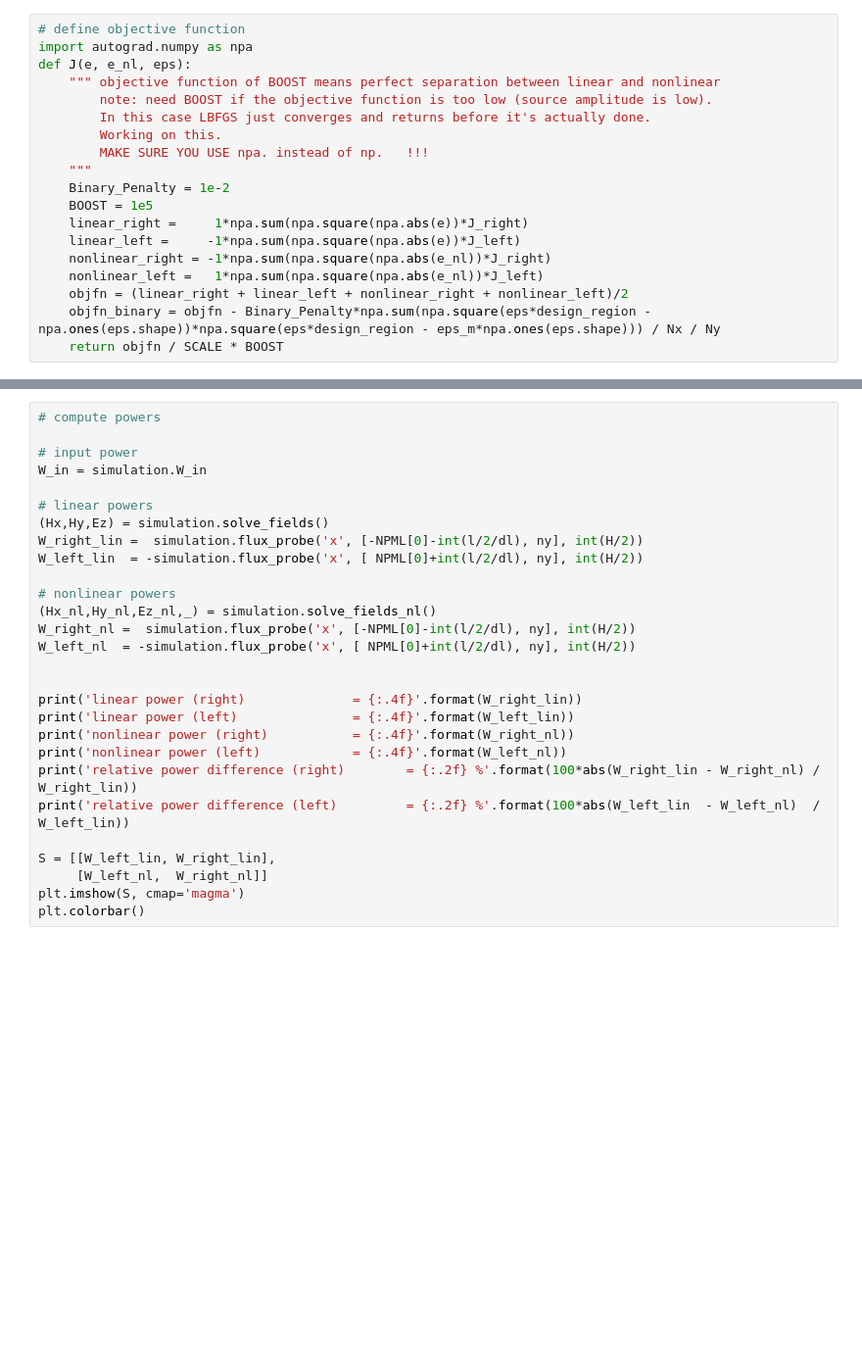
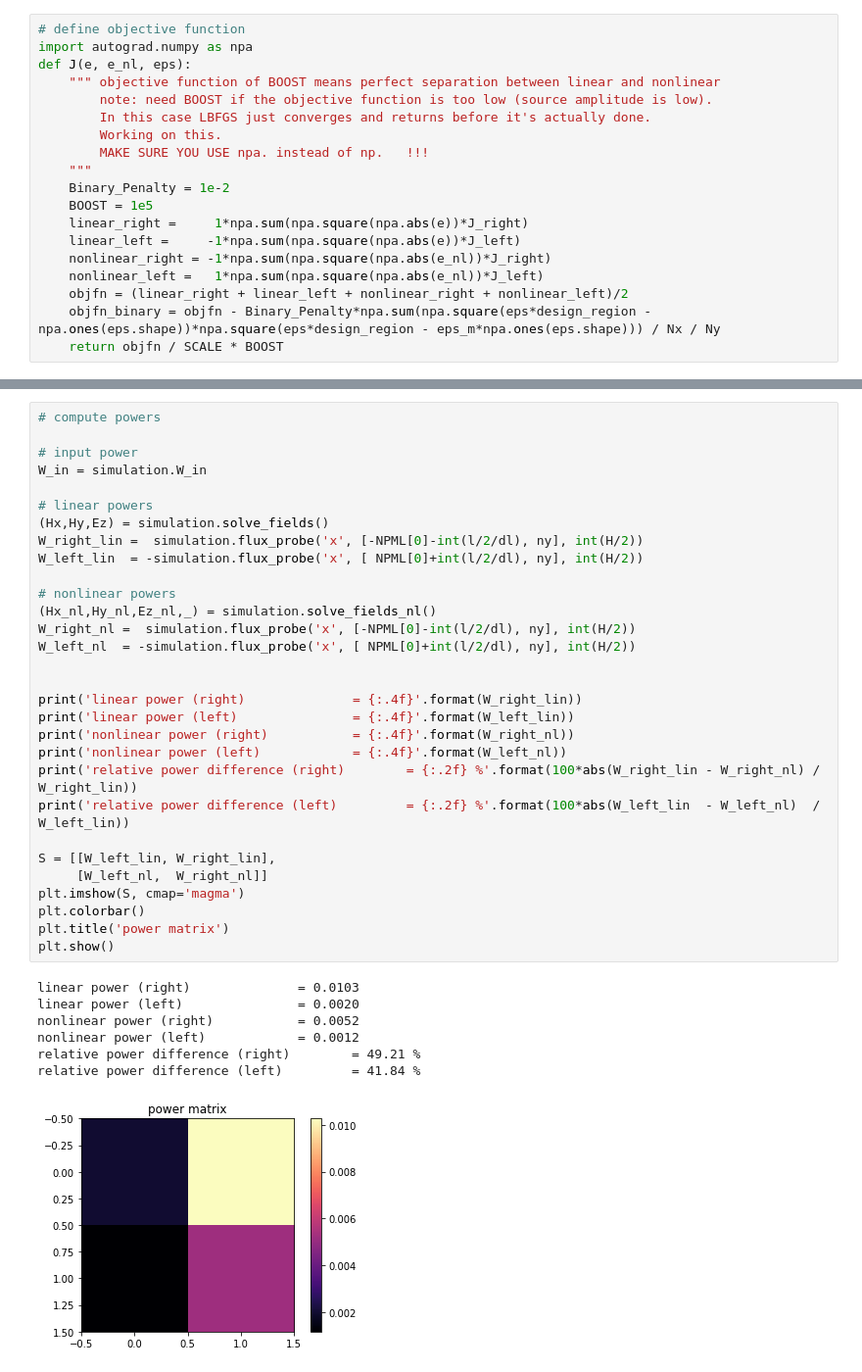
Before and after one commit to fancompute/angler, a Jupyter notebook: Notebooks/Scipy_demo_orthoport.ipynb, the cells around one changed output, grey strips where cells are left out. Shown at 98% size. Drawn from its saved outputs; the diff is of its cells as text; blank space fills up the shorter version.

```diff
--- a/Notebooks/Scipy_demo_orthoport.ipynb
+++ b/Notebooks/Scipy_demo_orthoport.ipynb
@@ -219,29 +226,39 @@ plt.show()
 # %%
 # compute powers
 
 # input power
 W_in = simulation.W_in
 
 # linear powers
 (Hx,Hy,Ez) = simulation.solve_fields()
 W_right_lin =  simulation.flux_probe('x', [-NPML[0]-int(l/2/dl), ny], int(H/2))
 W_left_lin  = -simulation.flux_probe('x', [ NPML[0]+int(l/2/dl), ny], int(H/2))
 
 # nonlinear powers
 (Hx_nl,Hy_nl,Ez_nl,_) = simulation.solve_fields_nl()
 W_right_nl =  simulation.flux_probe('x', [-NPML[0]-int(l/2/dl), ny], int(H/2))
 W_left_nl  = -simulation.flux_probe('x', [ NPML[0]+int(l/2/dl), ny], int(H/2))
 
 
 print('linear power (right)              = {:.4f}'.format(W_right_lin))
 print('linear power (left)               = {:.4f}'.format(W_left_lin))
 print('nonlinear power (right)           = {:.4f}'.format(W_right_nl))
 print('nonlinear power (left)            = {:.4f}'.format(W_left_nl))
 print('relative power difference (right)        = {:.2f} %'.format(100*abs(W_right_lin - W_right_nl) / W_right_lin))
 print('relative power difference (left)         = {:.2f} %'.format(100*abs(W_left_lin  - W_left_nl)  / W_left_lin))
 
 S = [[W_left_lin, W_right_lin],
      [W_left_nl,  W_right_nl]]
 plt.imshow(S, cmap='magma')
 plt.colorbar()
+plt.title('power matrix')
+plt.show()
+# %% [output]
+linear power (right)              = 0.0103
+linear power (left)               = 0.0020
+nonlinear power (right)           = 0.0052
+nonlinear power (left)            = 0.0012
+relative power difference (right)        = 49.21 %
+relative power difference (left)         = 41.84 %
+[figure, added]
 # %%
```
Also changed, not shown: parts of 11 cells of this notebook, 2 other files.
